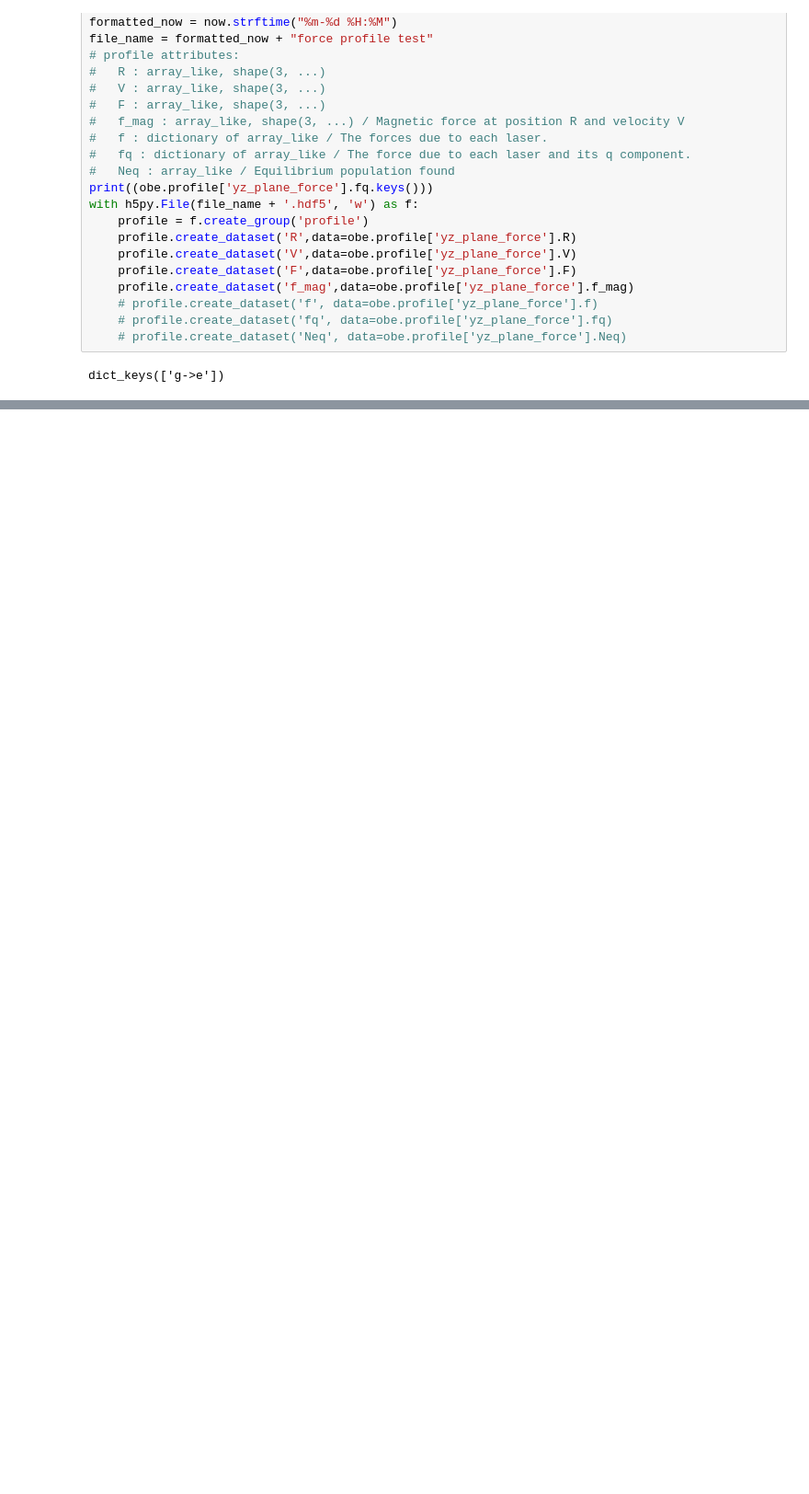
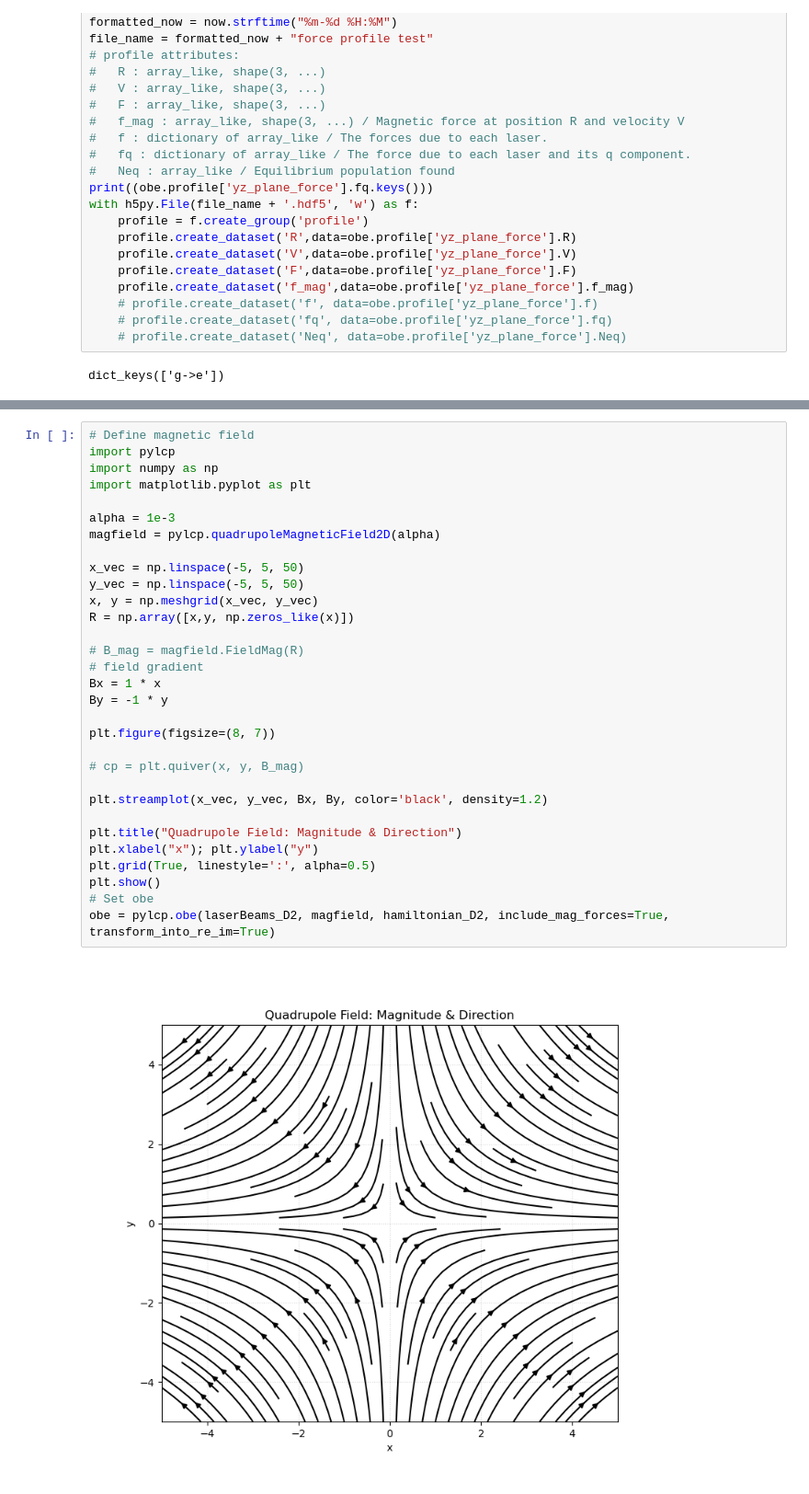
Before and after one commit to 5ikKwon/MOTSimulation, a Jupyter notebook: 2DMOT_test.ipynb, the cells around one changed output, grey strips where cells are left out. Shown at 92% size. Saved outputs shown, nothing was run; the diff lists cells and outputs as text; blank space fills up the shorter version.

```diff
--- a/2DMOT_test.ipynb
+++ b/2DMOT_test.ipynb
@@ -244,0 +318,33 @@ with h5py.File('02-03 19:51force profile test.hdf5', 'r') as f:
+# %%
+# Define magnetic field
+import pylcp
+import numpy as np
+import matplotlib.pyplot as plt
+
+alpha = 1e-3
+magfield = pylcp.quadrupoleMagneticField2D(alpha)
+
+x_vec = np.linspace(-5, 5, 50)
+y_vec = np.linspace(-5, 5, 50)
+x, y = np.meshgrid(x_vec, y_vec)
+R = np.array([x,y, np.zeros_like(x)])
+
+# B_mag = magfield.FieldMag(R)
+# field gradient
+Bx = 1 * x
+By = -1 * y
+
+plt.figure(figsize=(8, 7))
+
+# cp = plt.quiver(x, y, B_mag)
+
+plt.streamplot(x_vec, y_vec, Bx, By, color='black', density=1.2)
+
+plt.title("Quadrupole Field: Magnitude & Direction")
+plt.xlabel("x"); plt.ylabel("y")
+plt.grid(True, linestyle=':', alpha=0.5)
+plt.show()
+# Set obe
+obe = pylcp.obe(laserBeams_D2, magfield, hamiltonian_D2, include_mag_forces=True, transform_into_re_im=True)
+# %% [output]
+[figure, added]
```
Also changed, not shown: parts of 43 cells of this notebook, 4 other files.
